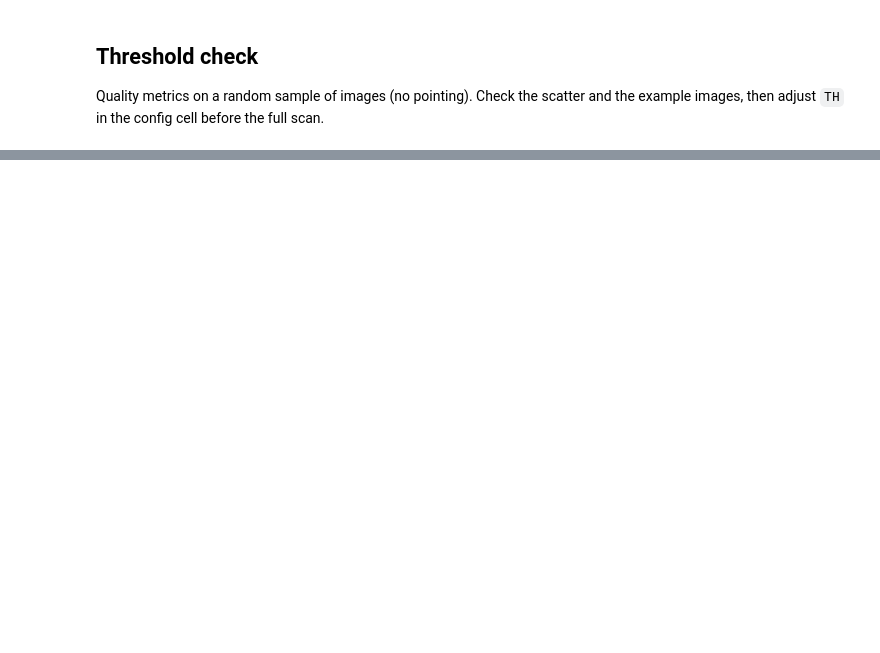
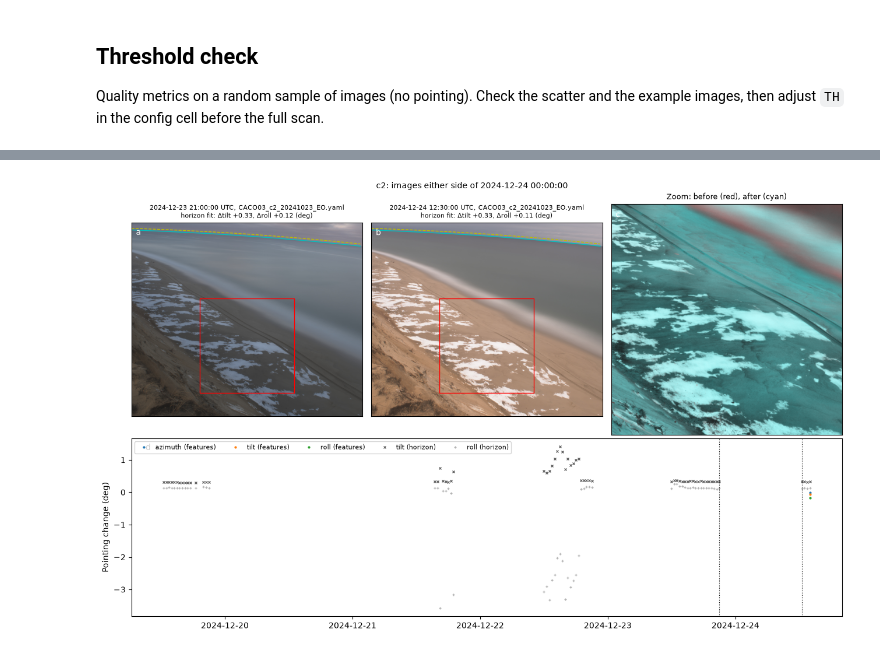
Before and after one commit to csherwood-usgs/wl_dem, a Jupyter notebook: scan_imagery.ipynb, the cells around one changed output, grey strips where cells are left out. Saved outputs shown, nothing was run; the diff lists cells and outputs as text; code cells hidden in the pictures; blank space fills up the shorter version.

Commit message:
working scan for movement

```diff
--- a/scan_imagery.ipynb
+++ b/scan_imagery.ipynb
@@ -101,0 +137,4 @@ print('reference images:'); print(scan.loc[scan.is_ref == True, ['camera', 'eo_f
+# %%
+scan = ms.pointing_pass(scan, CAL_DIR, TH)
+scan.to_csv(SCAN_CSV, index=False, float_format='%.4g')
+print(scan.loc[scan.is_ref == True, ['camera', 'eo_file', 'time', 'hz_offset', 'hz_dtilt', 'hz_droll']])
@@ -129,0 +238,37 @@ fig.savefig(FIG_DIR / 'scan_timeseries.png', dpi=150)
+# %%
+CAMERA, T_CHANGE = (chg[chg.moved].camera.iloc[0], pd.Timestamp(chg[chg.moved].first_day.iloc[0])) if chg.moved.any() \
+    else ('c1', pd.Timestamp('2025-02-01'))      # set by hand when nothing is flagged
+ZOOM = (1224, 1300, 500)                        # zoom box: center column, center row, half-width (px)
+DAYS = 5                                        # days either side shown in panel d
+
+s = scan[(scan.camera == CAMERA) & (scan.quality == 4)]
+b, a = s[s.time < T_CHANGE].iloc[-1], s[s.time >= T_CHANGE].iloc[0]
+fig, ax = plt.subplot_mosaic('abc;ddd', figsize=(13, 8), height_ratios=[1.3, 1])
+for k, r in zip('ab', [b, a]):
+    io, eo = ms.read_yaml(CAL_DIR / r.io_file), ms.read_yaml(CAL_DIR / r.eo_file)
+    cols = np.arange(0, io['NU'], 25)
+    ax[k].imshow(cv2.cvtColor(cv2.imread(r.path), cv2.COLOR_BGR2RGB))
+    ax[k].plot(cols, ms.horizon_rows(io, eo, cols), '--', c='y', lw=1)
+    ax[k].plot(cols, ms.horizon_rows(io, dict(eo, tilt=eo['tilt'] + r.hz_dtilt, roll=eo['roll'] + r.hz_droll), cols), c='c', lw=1)
+    ax[k].add_patch(plt.Rectangle((ZOOM[0] - ZOOM[2], ZOOM[1] - ZOOM[2]), 2 * ZOOM[2], 2 * ZOOM[2], fill=False, ec='r', lw=1))
+    ax[k].set_title(f'{r.time} UTC, {r.eo_file}\nhorizon fit: $\\Delta$tilt {r.hz_dtilt:+.2f}, $\\Delta$roll {r.hz_droll:+.2f} (deg)', fontsize=8)
+g = [cv2.imread(r.path, cv2.IMREAD_GRAYSCALE)[ZOOM[1] - ZOOM[2]:ZOOM[1] + ZOOM[2], ZOOM[0] - ZOOM[2]:ZOOM[0] + ZOOM[2]] for r in (b, a)]
+g = [cv2.createCLAHE(clipLimit=2.0, tileGridSize=(8, 8)).apply(x) for x in g]
+ax['c'].imshow(np.dstack([g[0], g[1], g[1]]))
+ax['c'].set_title('Zoom: before (red), after (cyan)', fontsize=9)
+for k in 'abc':
+    ax[k].set_xticks([]); ax[k].set_yticks([])
+w = scan[(scan.camera == CAMERA) & (scan.quality == 4) & (abs(scan.time - T_CHANGE) < pd.Timedelta(days=DAYS))]
+for v, lab in [('d_az', 'azimuth'), ('d_tilt', 'tilt'), ('d_roll', 'roll')]:
+    ax['d'].plot(w.time, w[v], '.', ms=4, label=f'{lab} (features)')
+ax['d'].plot(w.time, w.hz_dtilt, 'x', ms=3, c='0.4', label='tilt (horizon)')
+ax['d'].plot(w.time, w.hz_droll, '+', ms=3, c='0.7', label='roll (horizon)')
+ax['d'].axvline(b.time, c='k', lw=0.8, ls=':'); ax['d'].axvline(a.time, c='k', lw=0.8, ls=':')
+ax['d'].set_ylabel('Pointing change (deg)'); ax['d'].legend(fontsize=8, ncol=5)
+for k in 'abcd':
+    ax[k].text(0.02, 0.97, k, transform=ax[k].transAxes, va='top', color='w' if k != 'd' else 'k')
+fig.suptitle(f'{CAMERA}: images either side of {T_CHANGE}', fontsize=10)
+fig.tight_layout()
+fig.savefig(FIG_DIR / f'pointing_change_{CAMERA}_{T_CHANGE:%Y%m%d_%H%M}.jpg', dpi=150)
+# %% [output]
+[figure, added]
```
Also changed, not shown: parts of 14 cells of this notebook, 1 other file.
